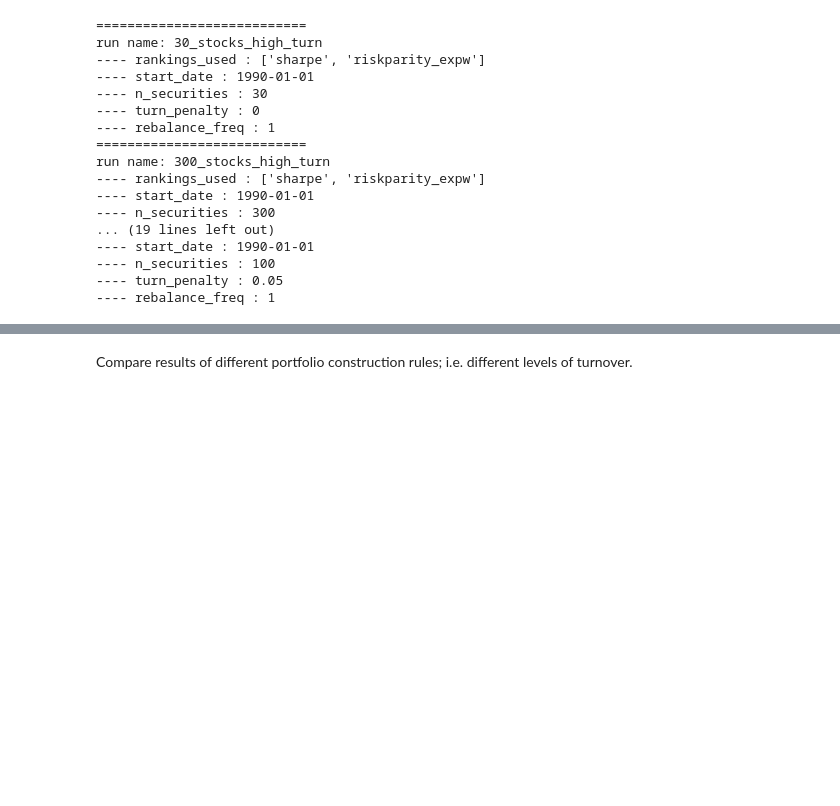
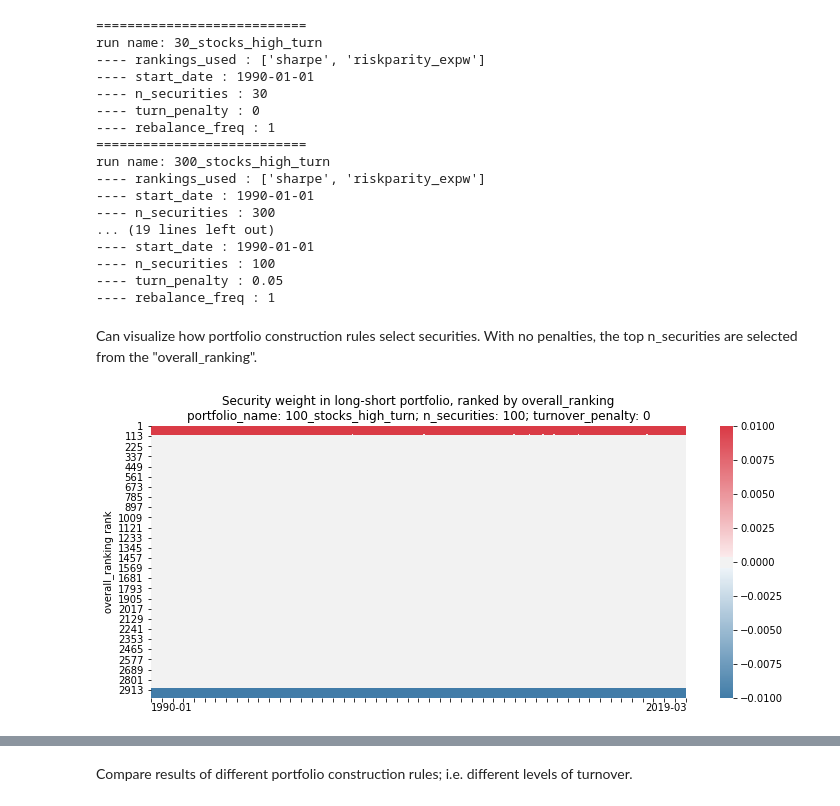
Before and after one commit to johnk1282/equity_research_demo, a Jupyter notebook: demo.ipynb, the cells around one changed output, grey strips where cells are left out. Cells and saved outputs as stored; diff of their text form; code cells hidden in the pictures; blank space fills up the shorter version.

Commit message:
added portfolio construction demo

```diff
--- a/demo.ipynb
+++ b/demo.ipynb
@@ -433,3 +426,9 @@ run name: 300_stocks_high_turn
 ---- n_securities : 100
 ---- turn_penalty : 0.05
 ---- rebalance_freq : 1
+# %% [markdown]
+Can visualize how portfolio construction rules select securities. With no penalties, the top n_securities are selected from the "overall_ranking".
+# %%
+pc.plot_security_selection('100_stocks_high_turn')
+# %% [output]
+[figure, added]
```
Also changed, not shown: parts of 6 cells of this notebook.
